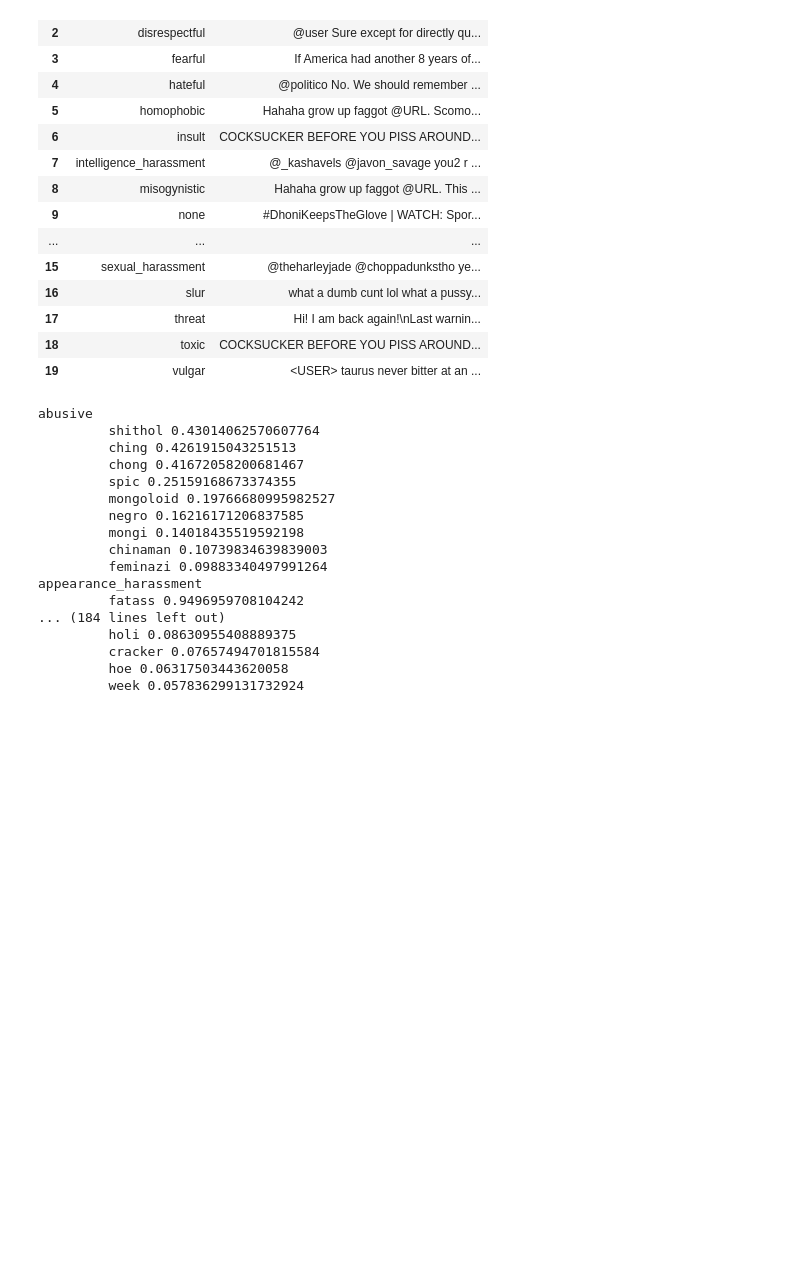
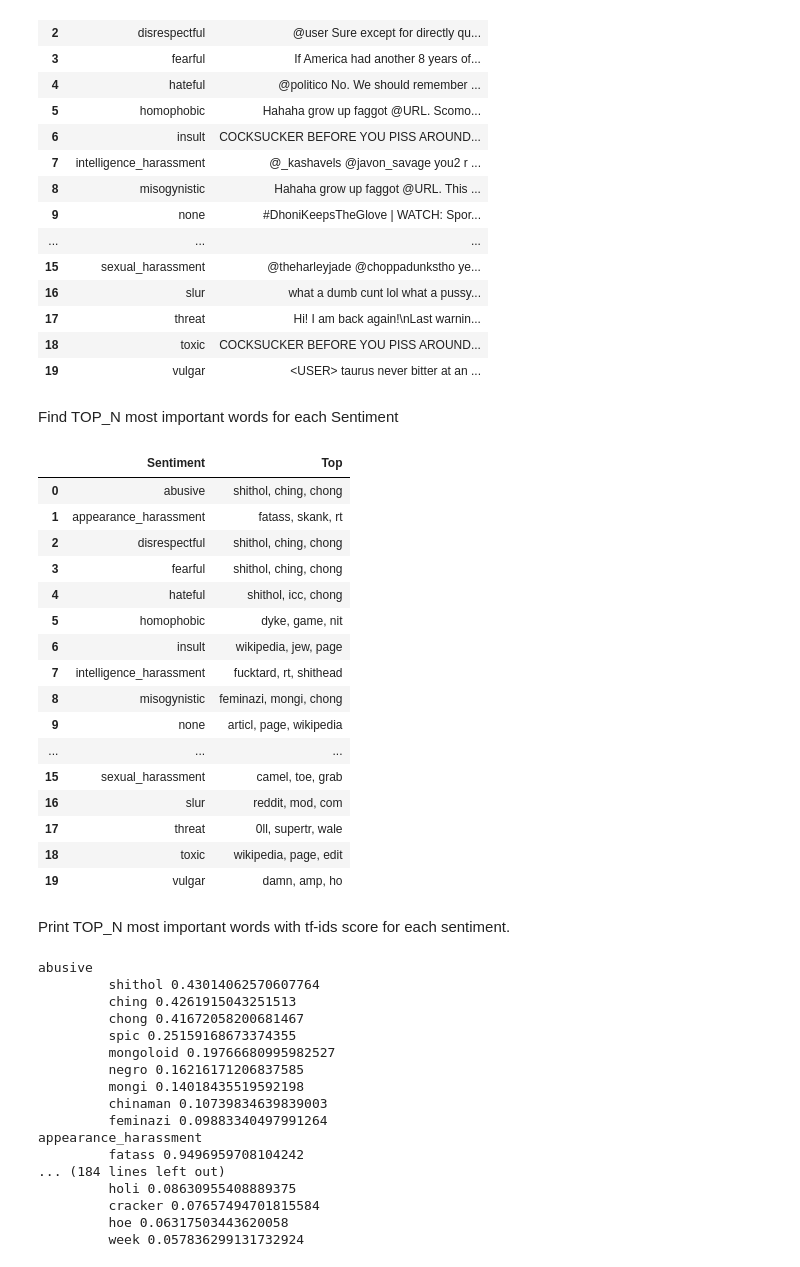
Before and after one commit to aljazerzen/data-science-nlp, a Jupyter notebook: baseline_tfidf.ipynb, the cells around one changed output. Saved outputs shown, nothing was run; the diff lists cells and outputs as text; code cells hidden in the pictures; blank space fills up the shorter version.

```diff
--- a/baseline_tfidf.ipynb
+++ b/baseline_tfidf.ipynb
@@ -134,3 +127,34 @@ else:
         (tfidf_vectorizer,tfidf_matrix) = pickle.load(file)
+# %% [markdown]
+Find TOP_N most important words for each Sentiment
+# %%
+TOP_N = 3
+feature_names = tfidf_vectorizer.get_feature_names()
+indices = np.argsort(tfidf_matrix.todense(),axis=1)
+df_top_tfidf = pd.DataFrame(columns=['Sentiment','Top'])
+for i in range(len(corpus_join_sentiment)):
+    df_top_tfidf = df_top_tfidf.append({'Sentiment':corpus_join_sentiment.sentiment[i], 'Top': ', '.join([feature_names[indices[i,-j]] for j in range(1,TOP_N+1)])},ignore_index=True)
+
+df_top_tfidf
+# %% [output]
+|  | Sentiment | Top |
+| 0 | abusive | shithol, ching, chong |
+| 1 | appearance_harassment | fatass, skank, rt |
+| 2 | disrespectful | shithol, ching, chong |
+| 3 | fearful | shithol, ching, chong |
+| 4 | hateful | shithol, icc, chong |
+| 5 | homophobic | dyke, game, nit |
+| 6 | insult | wikipedia, jew, page |
+| 7 | intelligence_harassment | fucktard, rt, shithead |
+| 8 | misogynistic | feminazi, mongi, chong |
+| 9 | none | articl, page, wikipedia |
+| ... | ... | ... |
+| 15 | sexual_harassment | camel, toe, grab |
+| 16 | slur | reddit, mod, com |
+| 17 | threat | 0ll, supertr, wale |
+| 18 | toxic | wikipedia, page, edit |
+| 19 | vulgar | damn, amp, ho |
+# %% [markdown]
+Print TOP_N most important words with tf-ids score for each sentiment.
 # %%
 feature_names = tfidf_vectorizer.get_feature_names()
```
Also changed, not shown: parts of 20 cells of this notebook, 1 other file.
